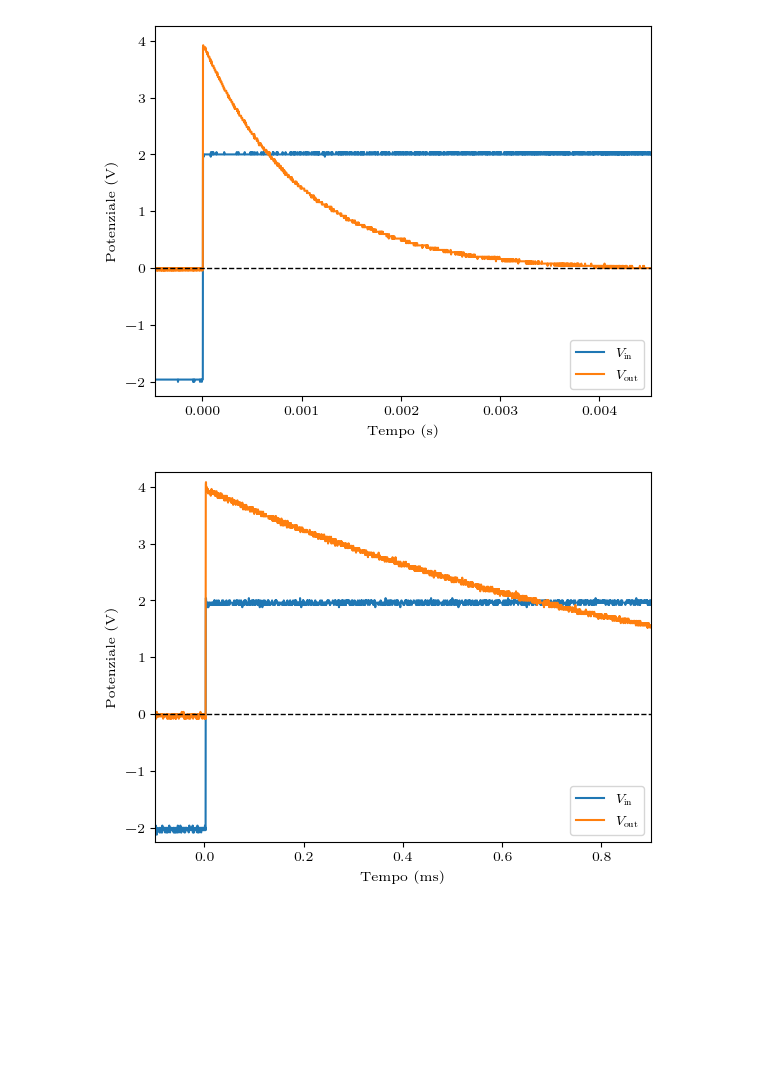
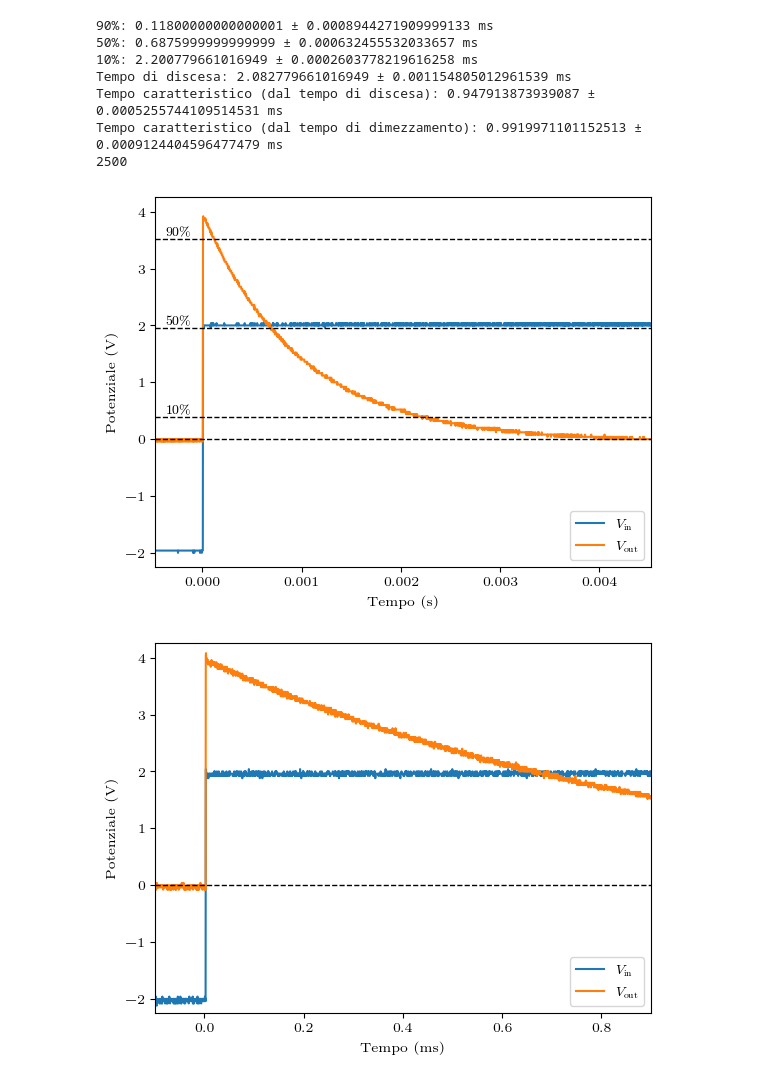
Before and after one commit to RBerga06/unipr-clt-fisica, a Jupyter notebook: lab2/r1/r1.ipynb, the cells around one changed output. Drawn from its saved outputs; the diff is of its cells as text; code cells hidden in the pictures; blank space fills up the shorter version.

```diff
--- a/lab2/r1/r1.ipynb
+++ b/lab2/r1/r1.ipynb
@@ -16,5 +12,14 @@ def ts_where_y_around(ch2: pd.DataFrame, x: float) -> tuple[float, float]:
+# %%
+def find_x_where_y_equals(xs: np.ndarray, ys: np.ndarray, y0: float, start_x: float | None = None, threshold: float = 0.02) -> d[float]:
+    indices = np.logical_and(ys >= (y0 - threshold), ys <= (y0 + threshold))
+    if start_x is not None:
+        indices = np.logical_and(indices, xs >= start_x)
+    data = xs[indices]
+    data.sort()
+    sigma_x = abs(np.diff(data)).min()
+    return d(data.mean(), sigma_x * len(data) ** -0.5)
 # %%
-_AS_MILLISECONDS = {4, 6, 7, 11}
+_AS_MILLISECONDS = {0, 4, 6, 7, 11}
 for i, (ch1, ch2) in enumerate(files):
     if i in {3, 5, 8, 12, 13}: continue
     _TIME_SCALE_FACTOR = 1000 if i in _AS_MILLISECONDS else 1
@@ -31,18 +36,43 @@ for i, (ch1, ch2) in enumerate(files):
     ch2plot, = ax2.plot(ch2[3] * _TIME_SCALE_FACTOR, ch2[4], color="C1", label=r"$V_\text{out}$")
     # plot 10% & 90%
     if i == 0:
-        _min = ch1[4].min()
-        _amplitude: float = ch1[4].max() - _min
+        data_x = ch2[3].to_numpy()
+        data_y = ch2[4].to_numpy()
+        _min = data_y.min()
+        _amplitude: float = data_y.max() - _min
         ax1.axhline(_the01 := _min + _amplitude * 0.1, color="0.0", linestyle="--", linewidth=1, rasterized=True)
         ax1.axhline(_the09 := _min + _amplitude * 0.9, color="0.0", linestyle="--", linewidth=1, rasterized=True)
-        ax1.text(-.0018, _the01 + .05, r"$10\%$")
-        ax1.text(-.0018, _the09 + .05, r"$90\%$")
-        _t11, _t12 = ts_where_y_around(ch2, _the01)
-        _t21, _t22 = ts_where_y_around(ch2, _the09)
-        print("10%:", _t1 := d(_t12 + _t11, abs(_t12 - _t11))/2, "s")
-        print("90%:", _t2 := d(_t22 + _t21, abs(_t22 - _t21))/2, "s")
+        _the05 = _min + _amplitude / 2
+        # ax1.axhline(, color="0.0", linestyle="--", linewidth=1, rasterized=True)
+        ax1.text(-2+.1, _the01 + .05, r"$10\%$")
+        ax1.text(-2+.1, .05, r"$50\%$")
+        ax1.text(-2+.1, _the09 + .05, r"$90\%$")
+        # _t11, _t12 = ts_where_y_around(ch2, _the01)
+        # _t21, _t22 = ts_where_y_around(ch2, _the09)
+        # _t_dimezz_1, _t_dimezz_2 = ts_where_y_around(ch2, 0)
+        print("10%:", (_t1 := find_x_where_y_equals(data_x, data_y, _the01)) * 1000, "ms")
+        print("50%:", (_t_dimezz := find_x_where_y_equals(data_x, data_y, _the05)) * 1000, "ms")
+        print("90%:", (_t2 := find_x_where_y_equals(data_x, data_y, _the09)) * 1000, "ms")
         print("Tempo di salita:", (_ts := _t2 - _t1) * 1000, "ms")
-        print("Tempo caratteristico:", (_ts / math.log(9)) * 1000, "ms")
+        print("Tempo caratteristico (dal tempo di salita):", (_ts / math.log(9)) * 1000, "ms")
+        print("Tempo caratteristico (dal tempo di raddoppiamento):", (_t_dimezz / math.log(2)) * 1000, "ms")
+    elif i == 10:
+        data_x = ch2[3].to_numpy()
+        data_y = ch2[4].to_numpy()
+        _amplitude: float = data_y.max()
+        ax1.axhline(_the01 := _amplitude * 0.1, color="0.0", linestyle="--", linewidth=1, rasterized=True)
+        ax1.axhline(_the09 := _amplitude * 0.9, color="0.0", linestyle="--", linewidth=1, rasterized=True)
+        ax1.axhline(_the05 := _amplitude / 2, color="0.0", linestyle="--", linewidth=1, rasterized=True)
+        ax1.text(-.000375, _the01 + .05, r"$10\%$")
+        ax1.text(-.000375, _the05 + .05, r"$50\%$")
+        ax1.text(-.000375, _the09 + .05, r"$90\%$")
+        start_x = data_x[data_y.argmax() + 1]
+        print("90%:", (_t2 := find_x_where_y_equals(data_x, data_y, _the09, start_x=start_x)) * 1000, "ms")
+        print("50%:", (_t_dimezz := find_x_where_y_equals(data_x, data_y, _the05)) * 1000, "ms")
+        print("10%:", (_t1 := find_x_where_y_equals(data_x, data_y, _the01, start_x=start_x)) * 1000, "ms")
+        print("Tempo di discesa:", (_ts := _t1 - _t2) * 1000, "ms")
+        print("Tempo caratteristico (dal tempo di discesa):", (_ts / math.log(9)) * 1000, "ms")
+        print("Tempo caratteristico (dal tempo di dimezzamento):", (_t_dimezz / math.log(2)) * 1000, "ms")
     # customize labels
     ax1.set_xlabel(f"Tempo ({'m' if i in _AS_MILLISECONDS else ''}s)")
     if i <= 3 or 9 <= i <= 11:
@@ -77,10 +109,17 @@ Tempo caratteristico: 1.0567877421137581 ± 0.008192153039641515 ms
 [figure]
 [figure]
 [figure]
 [figure]
 [figure]
 [figure]
+90%: 0.11800000000000001 ± 0.0008944271909999133 ms
+50%: 0.6875999999999999 ± 0.000632455532033657 ms
+10%: 2.200779661016949 ± 0.0002603778219616258 ms
+Tempo di discesa: 2.082779661016949 ± 0.001154805012961539 ms
+Tempo caratteristico (dal tempo di discesa): 0.947913873939087 ± 0.0005255744109514531 ms
+Tempo caratteristico (dal tempo di dimezzamento): 0.9919971101152513 ± 0.0009124404596477479 ms
+2500
-[figure, old version]
+[figure, new version]
 [figure]
 [figure]
 [figure]
```
Also changed, not shown: parts of 6 cells of this notebook, 3 other files.
